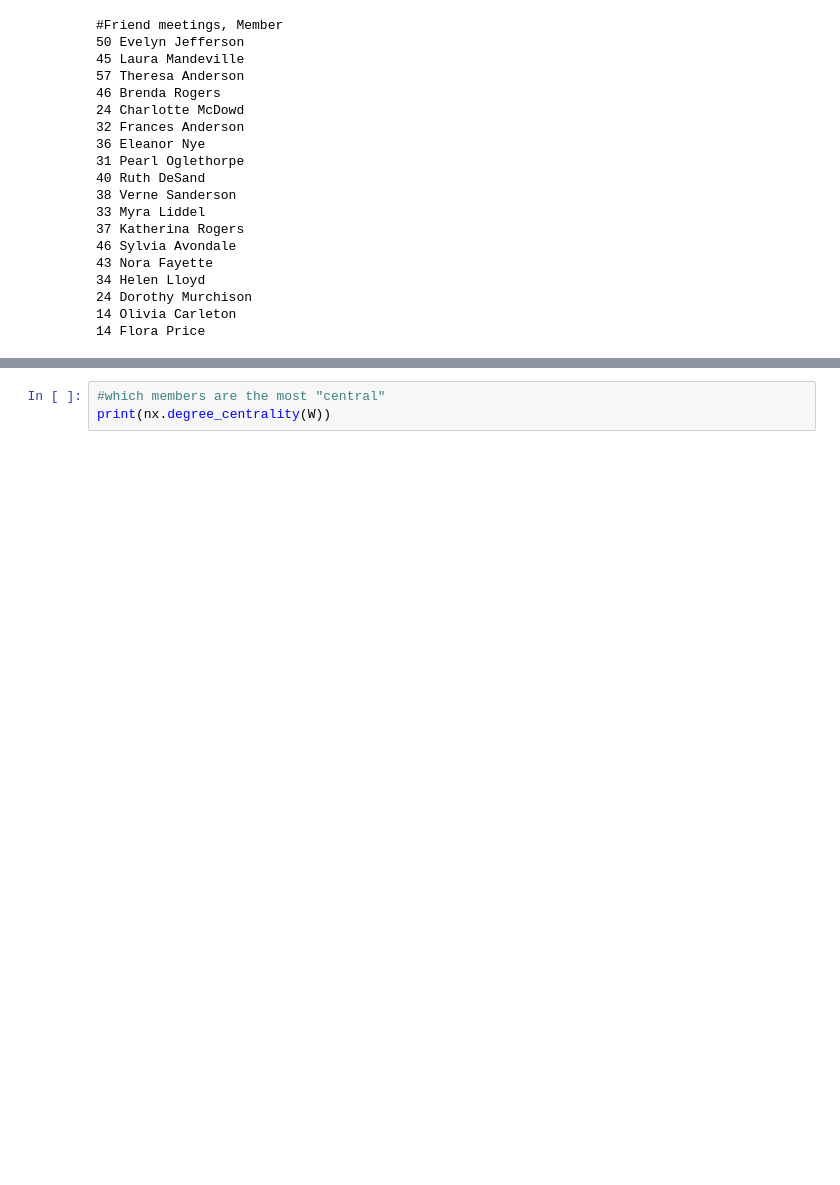
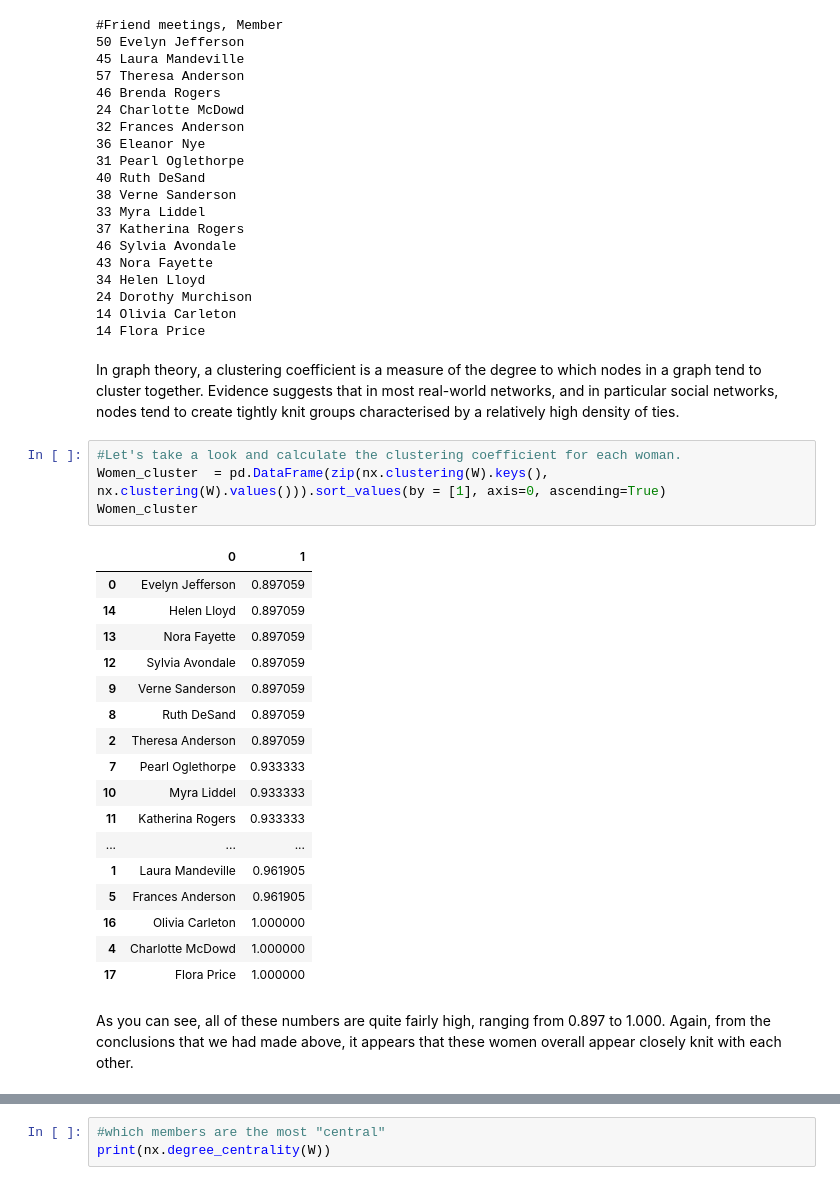
Before and after one commit to mharrisonbaker/DATA620, a Jupyter notebook: DATA620_Week3_part2.ipynb, the cells around one changed output, grey strips where cells are left out. Drawn from its saved outputs; the diff is of its cells as text; blank space fills up the shorter version.

```diff
--- a/DATA620_Week3_part2.ipynb
+++ b/DATA620_Week3_part2.ipynb
@@ -107,6 +182,32 @@ for w in women:
 24 Dorothy Murchison
 14 Olivia Carleton
 14 Flora Price
+# %% [markdown]
+In graph theory, a clustering coefficient is a measure of the degree to which nodes in a graph tend to cluster together. Evidence suggests that in most real-world networks, and in particular social networks, nodes tend to create tightly knit groups characterised by a relatively high density of ties.
+# %%
+#Let's take a look and calculate the clustering coefficient for each woman.
+Women_cluster  = pd.DataFrame(zip(nx.clustering(W).keys(), nx.clustering(W).values())).sort_values(by = [1], axis=0, ascending=True)
+Women_cluster
+# %% [output]
+|  | 0 | 1 |
+| 0 | Evelyn Jefferson | 0.897059 |
+| 14 | Helen Lloyd | 0.897059 |
+| 13 | Nora Fayette | 0.897059 |
+| 12 | Sylvia Avondale | 0.897059 |
+| 9 | Verne Sanderson | 0.897059 |
+| 8 | Ruth DeSand | 0.897059 |
+| 2 | Theresa Anderson | 0.897059 |
+| 7 | Pearl Oglethorpe | 0.933333 |
+| 10 | Myra Liddel | 0.933333 |
+| 11 | Katherina Rogers | 0.933333 |
+| ... | ... | ... |
+| 1 | Laura Mandeville | 0.961905 |
+| 5 | Frances Anderson | 0.961905 |
+| 16 | Olivia Carleton | 1.000000 |
+| 4 | Charlotte McDowd | 1.000000 |
+| 17 | Flora Price | 1.000000 |
+# %% [markdown]
+As you can see, all of these numbers are quite fairly high, ranging from 0.897 to 1.000. Again, from the conclusions that we had made above, it appears that these women overall appear closely knit with each other.
 # %%
 #visualize the projected representation (just for eye-checking the measures)
 nx.draw(W, with_labels=True)
```
Also changed, not shown: parts of 35 cells of this notebook.
